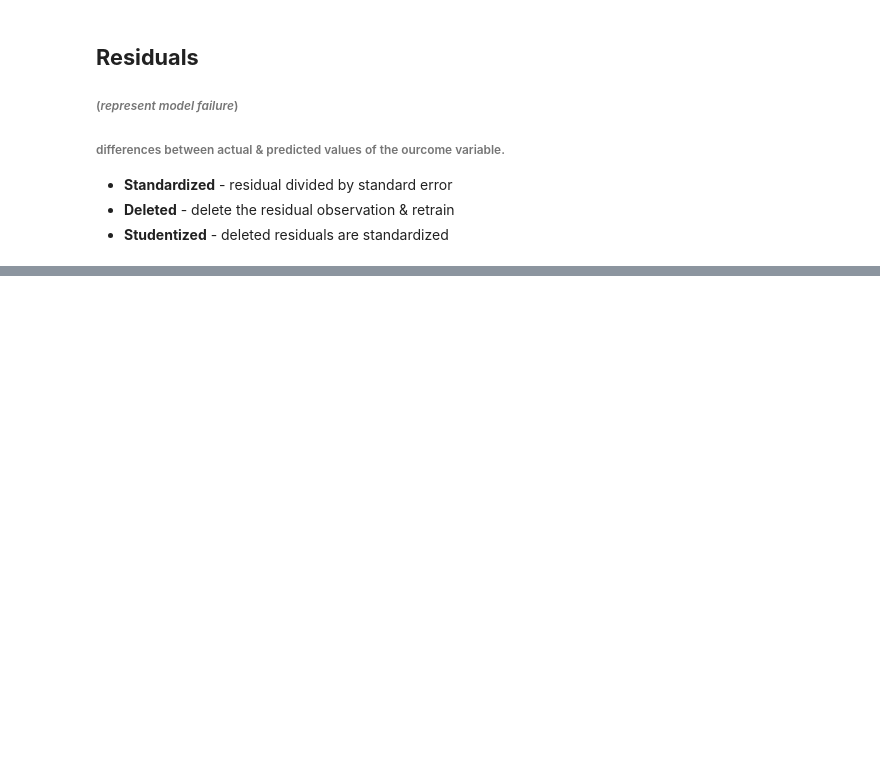
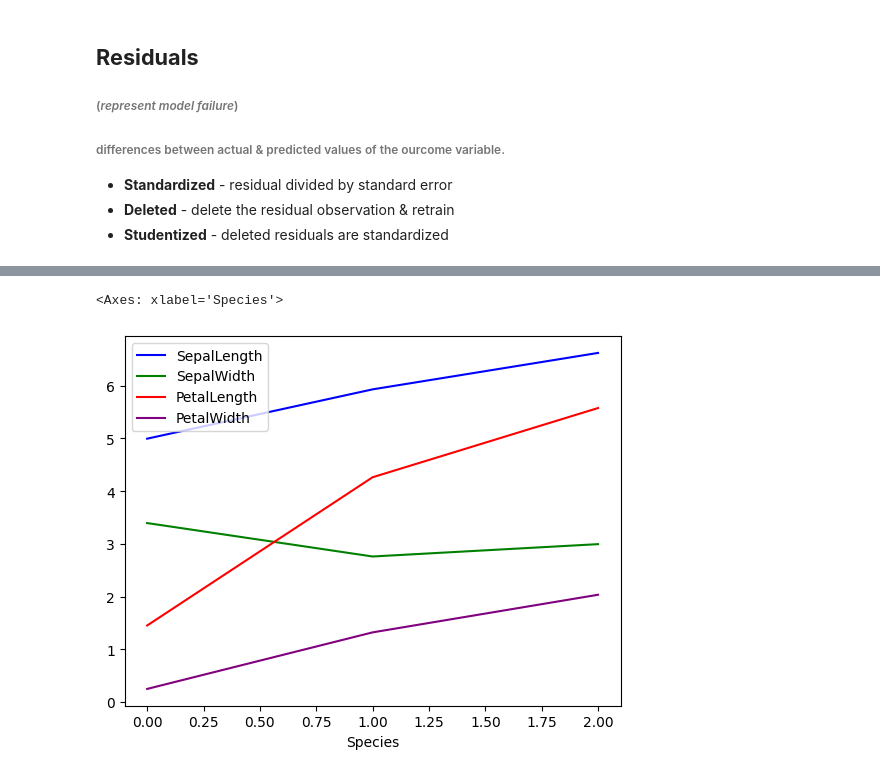
Before and after one commit to sukhmani1303/MachineLearning, a Jupyter notebook: EDA-for-ML/eda4ml.ipynb, the cells around one changed output, grey strips where cells are left out. Cells and saved outputs as stored; diff of their text form; code cells hidden in the pictures; blank space fills up the shorter version.

```diff
--- a/EDA-for-ML/eda4ml.ipynb
+++ b/EDA-for-ML/eda4ml.ipynb
@@ -146,0 +182,7 @@ outliners = [x for x in data['columns'] if x>max]
+# %%
+# Plotting using Group
+
+data.groupby("Species").mean().plot(color = ['blue','green','red','purple'])
+# %% [output]
+<Axes: xlabel='Species'>
+[figure, added]
```
Also changed, not shown: parts of 9 cells of this notebook.
